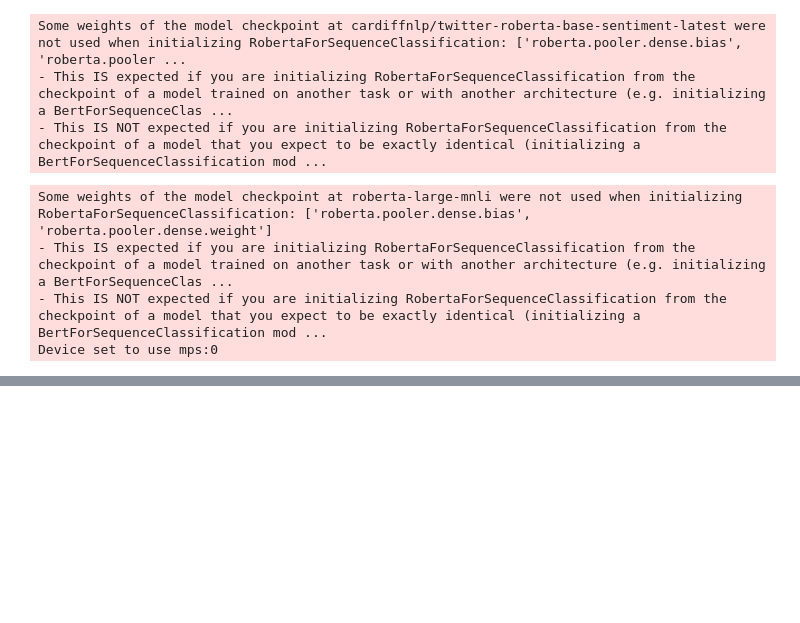
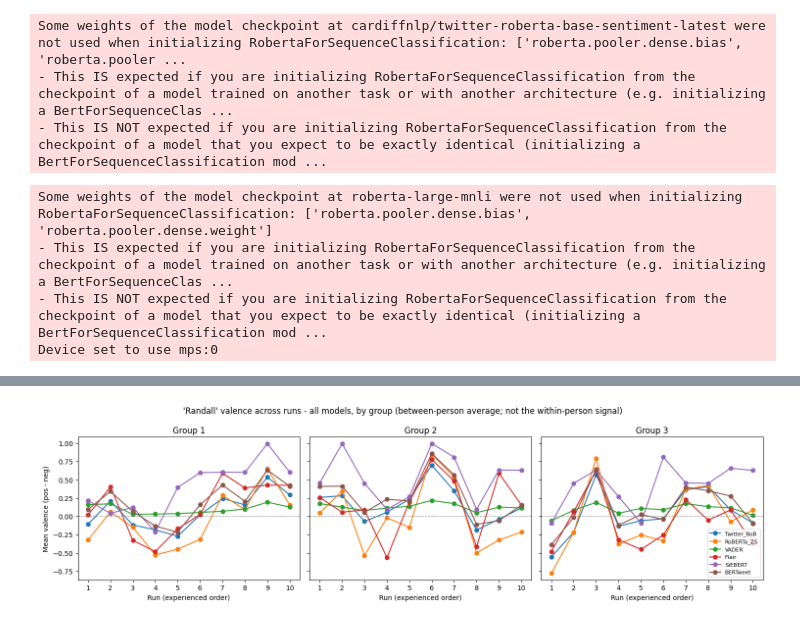
Before and after one commit to rheasrepos/characterprofilesynchronygit, a Jupyter notebook: 00_build_character_sentiment_vectors_FINALIZED.ipynb, the cells around one changed output, grey strips where cells are left out. Saved outputs shown, nothing was run; the diff lists cells and outputs as text; code cells hidden in the pictures; blank space fills up the shorter version.

```diff
--- a/00_build_character_sentiment_vectors_FINALIZED.ipynb
+++ b/00_build_character_sentiment_vectors_FINALIZED.ipynb
@@ -488,0 +256,17 @@ Run-vectors → stack into profiles → validate profiles against group-level be
+# %%
+MODELS = {"Twitter_RoB": score_twitter_roberta, "RoBERTa_ZS": score_roberta_zeroshot,
+          "VADER": score_vader, "Flair": score_flair,
+          "SiEBERT": score_siebert, "BERTweet": score_bertweet}
+
+scored = df[["Participant", "Run", "Character", "Raw_Text"]].copy()
+for name, fn in MODELS.items():
+    print(f"scoring: {name}")
+    recs = pd.DataFrame(list(df["Raw_Text"].map(fn)))
+    recs.columns = [f"{name}_{c}" for c in recs.columns]
+    scored = pd.concat([scored, recs], axis=1)
+
+# length covariate (revision was added to control for reflection length downstream)
+scored["WordCount"] = scored["Raw_Text"].fillna("").str.split().str.len()
+import os; os.makedirs("results/scored", exist_ok=True)
+scored.to_csv("results/scored/00__reflection_sentiment.csv", index=False)
+print("wrote reflection_sentiment.csv", scored.shape); scored.head()
@@ -488,0 +435,64 @@ Run-vectors → stack into profiles → validate profiles against group-level be
+# %%
+import matplotlib.pyplot as plt
+import numpy as np
+
+# group from participant id: sub-1xxx/2xxx/3xxx -> group 1/2/3 (confirmed convention).
+# Analysis is WITHIN group, so "run k" is only content-comparable within a group.
+def _grp(pid):
+    m = [c for c in str(pid) if c.isdigit()]
+    return int(m[0]) if m else np.nan
+
+# ---- 1. SENTIMENT TRAJECTORIES: ALL models, one character, FACETED BY GROUP ----
+# (emotion-over-time; Hipson & Mohammad 2021, PLOS ONE)
+# CAVEAT: this is a BETWEEN-person average at each run. A flat line here does NOT mean
+# "no within-person change" (D1 already shows there is)
+# opposing within-person moves can cancel in the group mean. Faceting by group keeps each run content-comparable.
+# old setup, was one at a time so set CHAR_TO_PLOT = "kate"   # change to any of jack/kate/kevin/randall START WITH KATE for example
+
+for CHAR_TO_PLOT in CHARACTERS:
+    tv = scored[["Participant","Run","Character"]].copy()
+    for m in MODELS:
+        tv[m] = scored[f"{m}_pos"] - scored[f"{m}_neg"]
+    tv["group"] = tv["Participant"].map(_grp)
+    tv = tv[tv.Character == CHAR_TO_PLOT]
+
+    groups = sorted(tv["group"].dropna().unique())
+    fig, axes = plt.subplots(1, len(groups), figsize=(5*len(groups), 4.2), sharey=True)
+    if len(groups) == 1: axes = [axes]
+    for ax, g in zip(axes, groups):
+        sub = tv[tv.group == g]
+        for m in MODELS:
+            d = sub.groupby("Run")[m].mean()
+            ax.plot(d.index, d.values, marker="o", label=m)
+        ax.axhline(0, color="grey", lw=0.8, ls="--")
+        ax.set_title(f"Group {int(g)}"); ax.set_xlabel("Run (experienced order)")
+        ax.set_xticks(range(1,11))
+    axes[0].set_ylabel("Mean valence (pos - neg)")
+    axes[-1].legend(fontsize=8)
+    fig.suptitle(f"'{CHAR_TO_PLOT.capitalize()}' valence across runs - all models, by group "
+                f"(between-person average; not the within-person signal)")
+    plt.tight_layout(); plt.show()
+
+    # ---- 2. MODEL-AGREEMENT HEATMAP: D2 Spearman matrix as an RSA-style heatmap ----
+    # (Kriegeskorte, Mur & Bandettini 2008)
+    corr = val[mods].corr("spearman")
+    fig, ax = plt.subplots(figsize=(5,4.2))
+    im = ax.imshow(corr.values, vmin=0, vmax=1, cmap="viridis")
+    ax.set_xticks(range(len(mods))); ax.set_xticklabels(mods, rotation=45, ha="right")
+    ax.set_yticks(range(len(mods))); ax.set_yticklabels(mods)
+    for a in range(len(mods)):
+        for b in range(len(mods)):
+            ax.text(b, a, f"{corr.values[a,b]:.2f}", ha="center", va="center",
+                    color="white" if corr.values[a,b]<0.7 else "black", fontsize=9)
+    fig.colorbar(im, label="Spearman r"); ax.set_title("Cross-model agreement (D2)")
+    plt.tight_layout(); plt.show()
+
+    # ---- 3. WITHIN/BETWEEN RATIO: the D1 result as a bar chart ----
+    ratio = (within/between)
+    fig, ax = plt.subplots(figsize=(6,3.6))
+    ax.bar(ratio.index, ratio.values, color="#4C72B0")
+    ax.axhline(1, color="red", ls="--", lw=1, label="ratio = 1 (no net within-person change)")
+    ax.set_ylabel("within / between SD"); ax.set_title("D1: within- vs between-person spread")
+    ax.legend(); plt.tight_layout(); plt.show()
+# %% [output]
+[figure, added]
```
Also changed, not shown: parts of 45 cells of this notebook, 47 other files.
